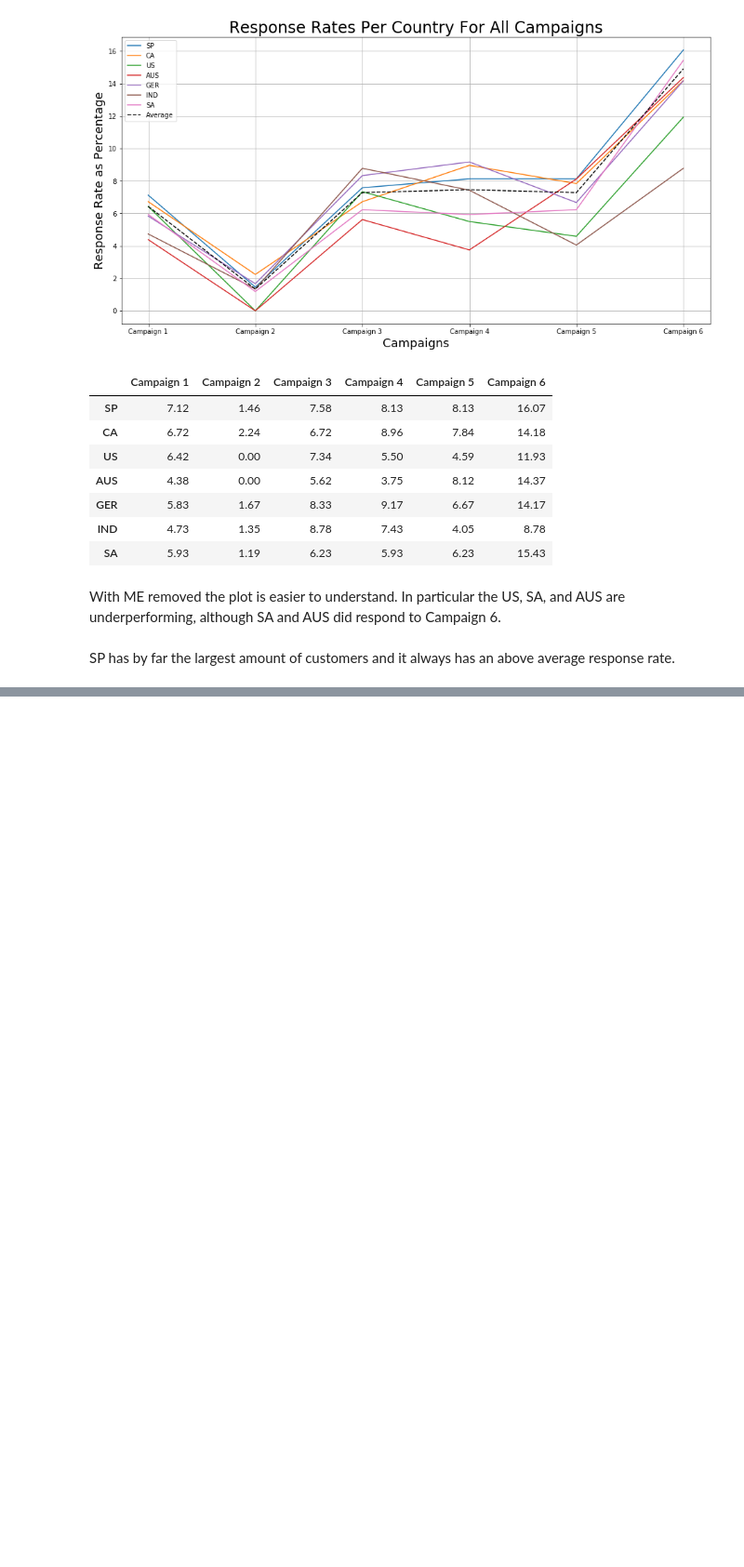
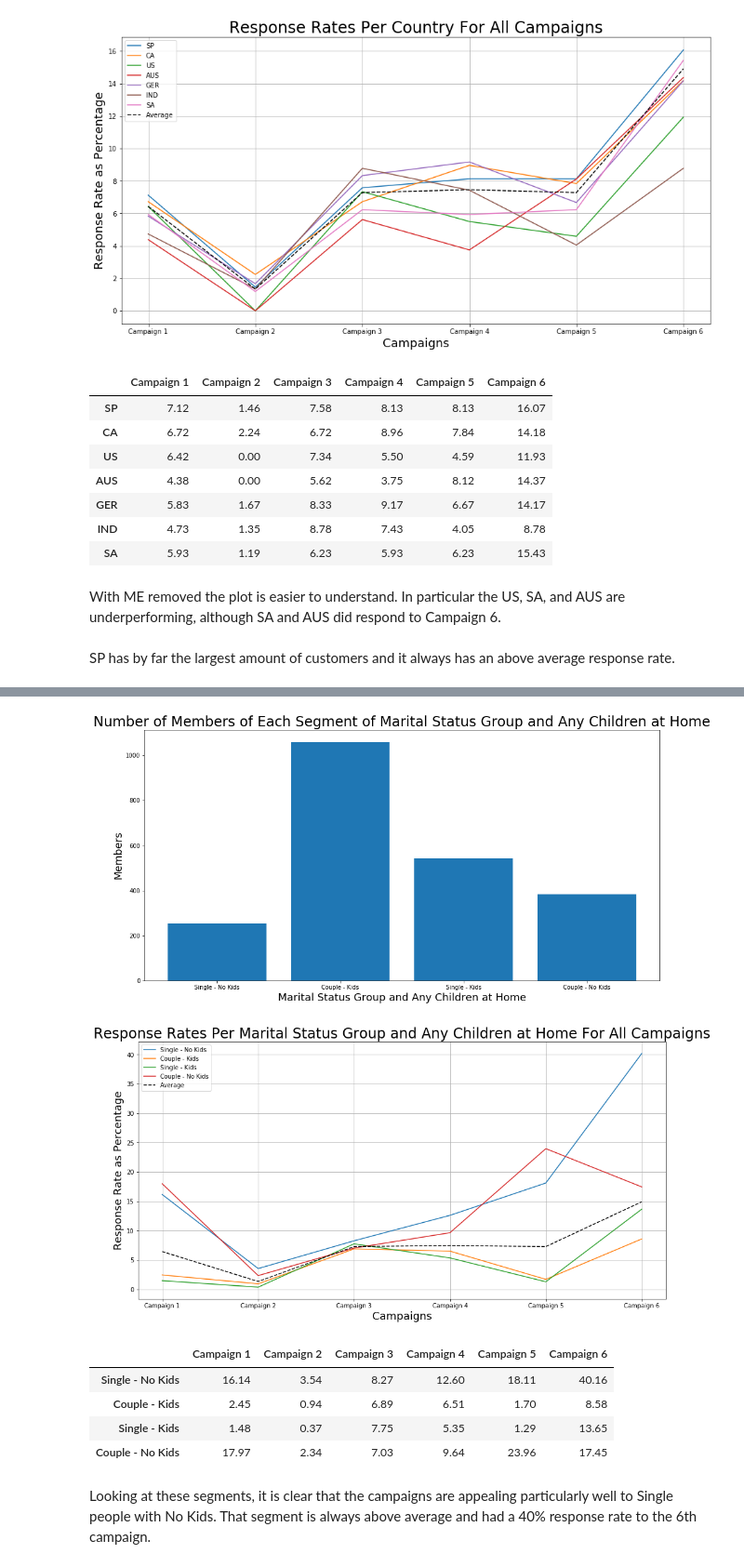
Before and after one commit to merb92/marketing-analytics-xyz, a Jupyter notebook: notebooks/01-eda.ipynb, the cells around one changed output, grey strips where cells are left out. Shown at 93% size. Cells and saved outputs as stored; diff of their text form; code cells hidden in the pictures; blank space fills up the shorter version.

```diff
--- a/notebooks/01-eda.ipynb
+++ b/notebooks/01-eda.ipynb
@@ -837,0 +861,30 @@ SP has by far the largest amount of customers and it always has an above average
+# %%
+def marital_status_and_children_at_home(customer):
+    """
+    Segment customers by marital status group and whether they have children
+    at home
+    """
+    if customer.Marital_Status_Group == 'Single':
+        if customer.any_children == 'No':
+            return 'Single - No Kids'
+        else:
+            return 'Single - Kids'
+    else:
+        if customer.any_children == 'No':
+            return 'Couple - No Kids'
+        else:
+            return 'Couple - Kids'
+# %%
+df['marital_status_children'] = df.apply(marital_status_and_children_at_home, axis=1)
+# %%
+segment_response_rates(df, 'marital_status_children', 'Marital Status Group and Any Children at Home', campaigns, campaigns_text)
+# %% [output]
+[figure, added]
+[figure, added]
+|  | Campaign 1 | Campaign 2 | Campaign 3 | Campaign 4 | Campaign 5 | Campaign 6 |
+| Single - No Kids | 16.14 | 3.54 | 8.27 | 12.60 | 18.11 | 40.16 |
+| Couple - Kids | 2.45 | 0.94 | 6.89 | 6.51 | 1.70 | 8.58 |
+| Single - Kids | 1.48 | 0.37 | 7.75 | 5.35 | 1.29 | 13.65 |
+| Couple - No Kids | 17.97 | 2.34 | 7.03 | 9.64 | 23.96 | 17.45 |
+# %% [markdown]
+Looking at these segments, it is clear that the campaigns are appealing particularly well to Single people with No Kids. That segment is always above average and had a 40% response rate to the 6th campaign.
```
Also changed, not shown: parts of 6 cells of this notebook.
